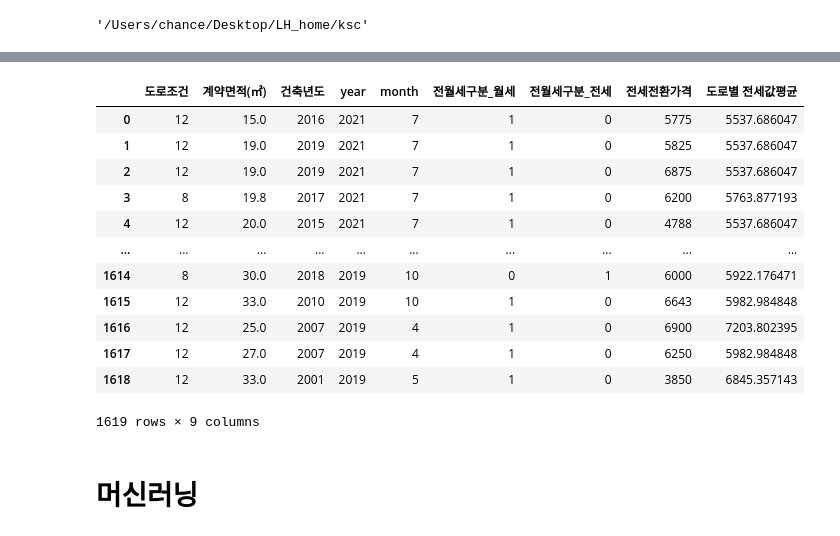
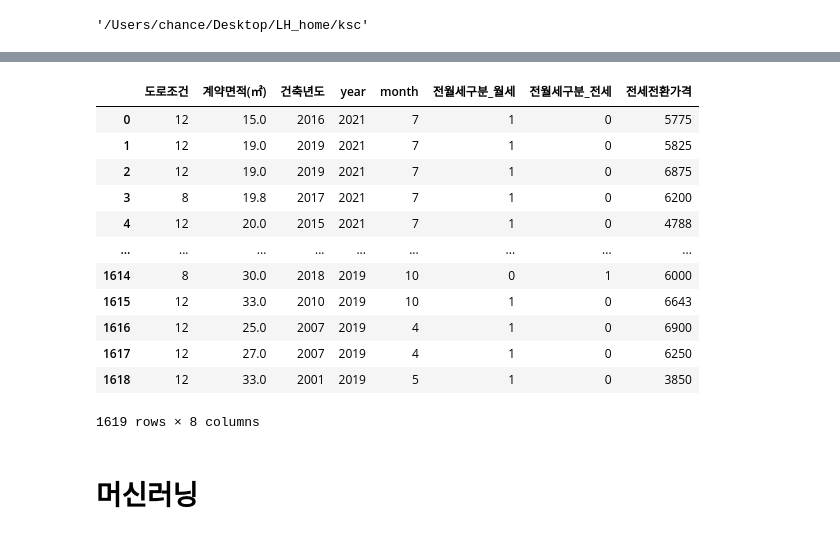
Before and after one commit to ChanceMKR/LH_home, a Jupyter notebook: ksc/lh_home.ipynb, the cells around one changed output, grey strips where cells are left out. Cells and saved outputs as stored; diff of their text form; code cells hidden in the pictures.

```diff
--- a/ksc/lh_home.ipynb
+++ b/ksc/lh_home.ipynb
@@ -19,10 +24,6 @@ for f in folder:
 
 gajwa = pd.concat(file)
 gajwa = gajwa.dropna(axis=0)
-
-rate = pd.read_csv("./지역별_전월세전환율_20221112193907.csv", encoding="cp949")
-rate = rate.T
-rate = rate[2:]
 
 # 도로조건을 정수로 변환
 road=[]
@@ -50,8 +51,13 @@ gajwa["건축년도"] = built_day
 
 #원핫인코딩으로 전월세 구분하기
 gajwa = pd.get_dummies(gajwa, columns = ["전월세구분"])
+#gajwa = pd.get_dummies(gajwa, columns = ["도로명"])
 
 # 계약년월 기준으로 전월세전환율 입력하기
+rate = pd.read_csv("./지역별_전월세전환율_20221112193907.csv", encoding="cp949")
+rate = rate.T
+rate = rate[2:]
+
 month = []
 for r in rate.index:
     new = "".join(r.split("."))
@@ -70,7 +76,7 @@ gajwa["보증금(만원)"] = keep
 # 전월세전환율 기준으로 보증금+월세의 가치를 전세로 치환하여 value column으로 만들어준다.
 value=[round(gajwa["월세(만원)"][i] * 12 / (gajwa["전월세전환율"][i]/100) + gajwa["보증금(만원)"][i]) for i in range(len(gajwa))]
 gajwa["전세전환가격"] = value
-gajwa["도로별 전세값평균"] = gajwa.groupby("도로명").전세전환가격.transform("mean")
+#gajwa["도로별 전세값평균"] = gajwa.groupby("도로명").전세전환가격.transform("mean")
 
 gajwa
 # %% [output]
@@ -90,21 +101,21 @@ gajwa
 # %%
-gajwa_data = pd.DataFrame.drop(gajwa, columns=["시군구","계약년월", "도로명", "번지", "계약일", "보증금(만원)", "월세(만원)", "전월세전환율"], axis=1)
+gajwa_data = pd.DataFrame.drop(gajwa, columns=["시군구","계약년월", "번지","도로명", "계약일", "보증금(만원)", "월세(만원)", "전월세전환율"], axis=1)
 
 gajwa_data
 # %% [output]
-|  | 도로조건 | 계약면적(㎡) | 건축년도 | year | month | 전월세구분_월세 | 전월세구분_전세 | 전세전환가격 | 도로별 전세값평균 |
-| 0 | 12 | 15.0 | 2016 | 2021 | 7 | 1 | 0 | 5775 | 5537.686047 |
-| 1 | 12 | 19.0 | 2019 | 2021 | 7 | 1 | 0 | 5825 | 5537.686047 |
-| 2 | 12 | 19.0 | 2019 | 2021 | 7 | 1 | 0 | 6875 | 5537.686047 |
-| 3 | 8 | 19.8 | 2017 | 2021 | 7 | 1 | 0 | 6200 | 5763.877193 |
-| 4 | 12 | 20.0 | 2015 | 2021 | 7 | 1 | 0 | 4788 | 5537.686047 |
-| ... | ... | ... | ... | ... | ... | ... | ... | ... | ... |
-| 1614 | 8 | 30.0 | 2018 | 2019 | 10 | 0 | 1 | 6000 | 5922.176471 |
-| 1615 | 12 | 33.0 | 2010 | 2019 | 10 | 1 | 0 | 6643 | 5982.984848 |
-| 1616 | 12 | 25.0 | 2007 | 2019 | 4 | 1 | 0 | 6900 | 7203.802395 |
-| 1617 | 12 | 27.0 | 2007 | 2019 | 4 | 1 | 0 | 6250 | 5982.984848 |
-| 1618 | 12 | 33.0 | 2001 | 2019 | 5 | 1 | 0 | 3850 | 6845.357143 |
+|  | 도로조건 | 계약면적(㎡) | 건축년도 | year | month | 전월세구분_월세 | 전월세구분_전세 | 전세전환가격 |
+| 0 | 12 | 15.0 | 2016 | 2021 | 7 | 1 | 0 | 5775 |
+| 1 | 12 | 19.0 | 2019 | 2021 | 7 | 1 | 0 | 5825 |
+| 2 | 12 | 19.0 | 2019 | 2021 | 7 | 1 | 0 | 6875 |
+| 3 | 8 | 19.8 | 2017 | 2021 | 7 | 1 | 0 | 6200 |
+| 4 | 12 | 20.0 | 2015 | 2021 | 7 | 1 | 0 | 4788 |
+| ... | ... | ... | ... | ... | ... | ... | ... | ... |
+| 1614 | 8 | 30.0 | 2018 | 2019 | 10 | 0 | 1 | 6000 |
+| 1615 | 12 | 33.0 | 2010 | 2019 | 10 | 1 | 0 | 6643 |
+| 1616 | 12 | 25.0 | 2007 | 2019 | 4 | 1 | 0 | 6900 |
+| 1617 | 12 | 27.0 | 2007 | 2019 | 4 | 1 | 0 | 6250 |
+| 1618 | 12 | 33.0 | 2001 | 2019 | 5 | 1 | 0 | 3850 |
-1619 rows × 9 columns
+1619 rows × 8 columns
 # %% [markdown]
 # 머신러닝
 # %%
```
Also changed, not shown: parts of 25 cells of this notebook.
